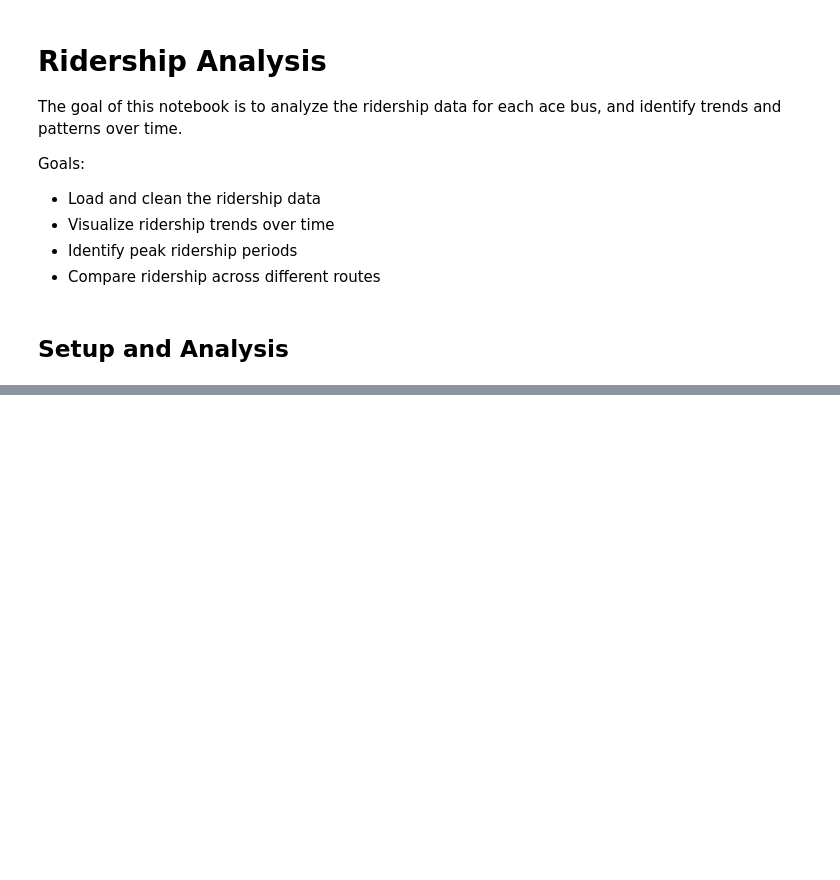
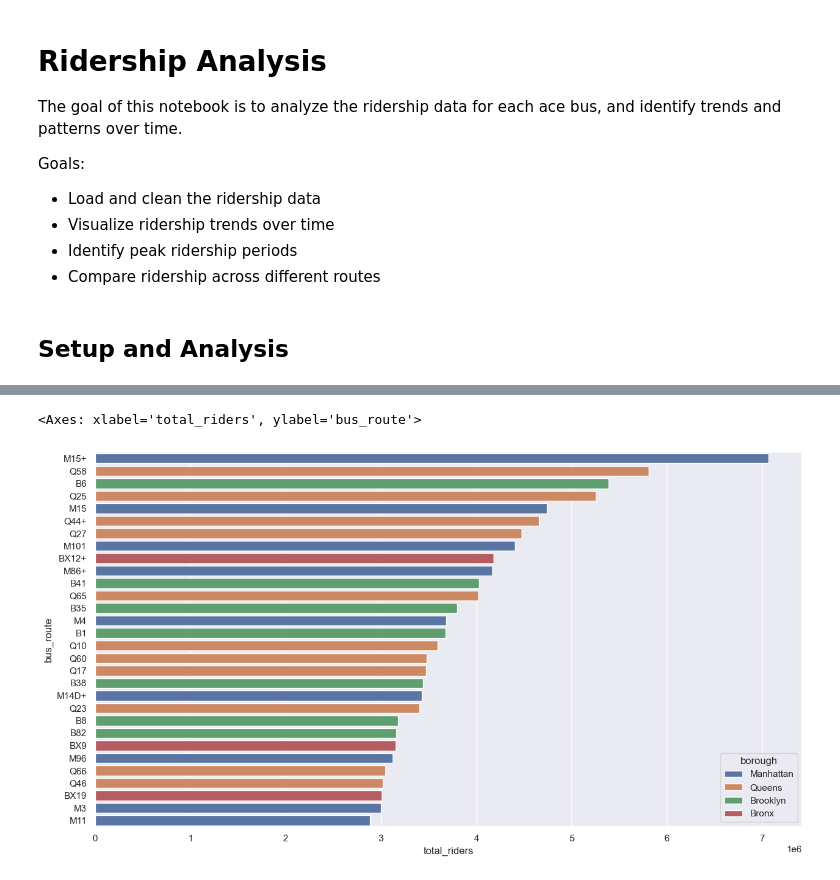
Before and after one commit to MHC-Datathon/Data-Lions, a Jupyter notebook: notebooks/part-2-notebooks/eda-2.ipynb, the cells around one changed output, grey strips where cells are left out. Cells and saved outputs as stored; diff of their text form; code cells hidden in the pictures; blank space fills up the shorter version.

Commit message:
ridership work

```diff
--- a/notebooks/part-2-notebooks/eda-2.ipynb
+++ b/notebooks/part-2-notebooks/eda-2.ipynb
@@ -122,0 +159,26 @@ raw_2025_complete.info()
+# %%
+def borough(x):
+    if x.startswith("M"):
+        return "Manhattan"
+    elif x.startswith("Q"):
+        return "Queens"
+    elif x.startswith("BX"):
+        return "Bronx"
+    elif x.startswith("B"):
+        return "Brooklyn"
+    elif x.startswith("S"):
+        return "Manhattan"
+    else:
+        return "Unknown"
+
+
+ace_route_list = set(routes["route"].str.upper().unique())
+
+
+def is_ace(x):
+    return x.upper() in ace_route_list
+
+
+ridership_summary["borough"] = ridership_summary["bus_route"].apply(borough)
+ridership_summary["is_ace"] = ridership_summary["bus_route"].apply(is_ace)
+ridership_summary.info()
@@ -122,0 +225,13 @@ raw_2025_complete.info()
+# %%
+borough_totals = ridership_summary.groupby("borough", as_index=False)[
+    ["total_riders", "total_transfers"]
+].sum()
+bus_route_totals = ridership_summary.groupby("bus_route", as_index=False)[
+    ["total_riders", "total_transfers"]
+].sum()
+# %%
+bus_route_totals["is_ace"] = bus_route_totals["bus_route"].apply(is_ace)
+bus_route_totals["borough"] = bus_route_totals["bus_route"].apply(borough)
+
+bus_route_totals.sort_values(by="total_riders", ascending=False, inplace=True)
+borough_totals.sort_values(by="total_riders", ascending=False, inplace=True)
@@ -122,0 +256,9 @@ raw_2025_complete.info()
+# %%
+sns.set_theme()
+plt.figure(figsize=(15, 8))
+sns.barplot(
+    data=bus_route_totals.head(30), x="total_riders", y="bus_route", hue="borough"
+)
+# %% [output]
+<Axes: xlabel='total_riders', ylabel='bus_route'>
+[figure, added]
```
Also changed, not shown: parts of 21 cells of this notebook, 3 other files.
